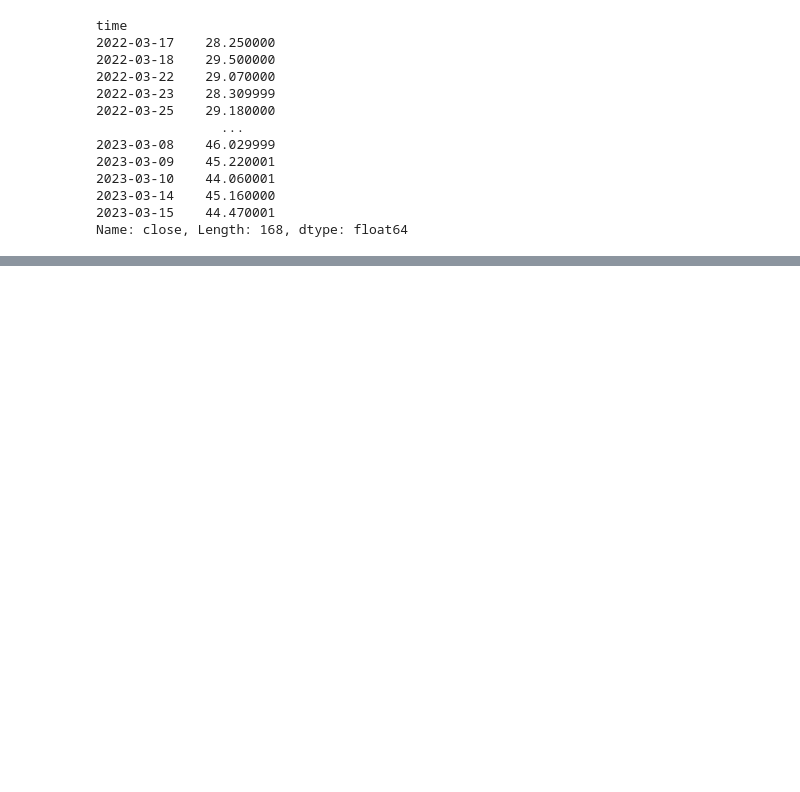
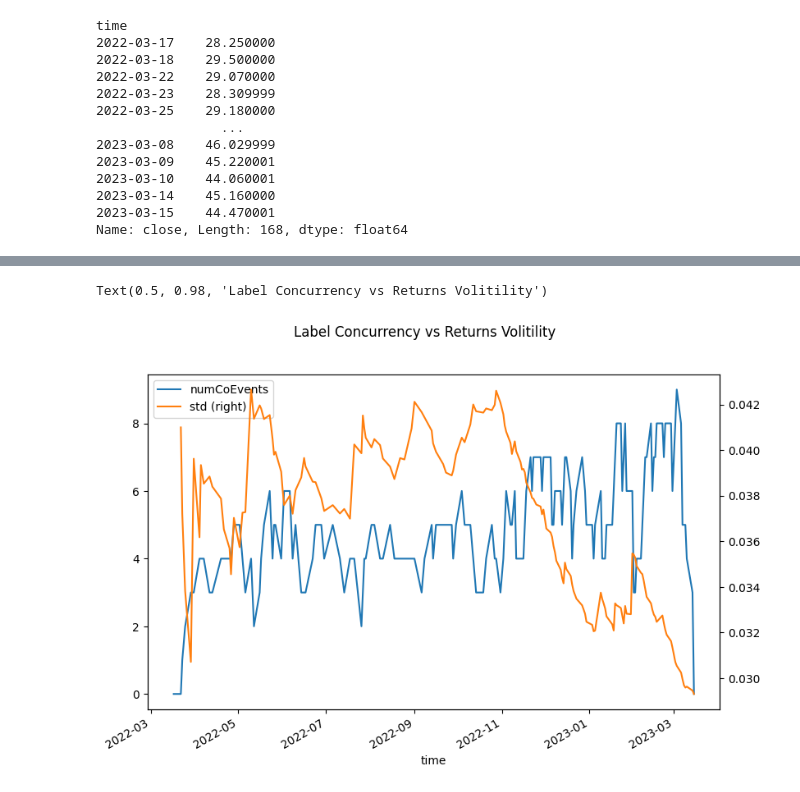
Before and after one commit to waikho/MADS_Capstone, a Jupyter notebook: Labeling.ipynb, the cells around one changed output, grey strips where cells are left out. Saved outputs shown, nothing was run; the diff lists cells and outputs as text; code cells hidden in the pictures; blank space fills up the shorter version.

Commit message:
checking concurrency

```diff
--- a/Labeling.ipynb
+++ b/Labeling.ipynb
@@ -279,0 +295,16 @@ out.reset_index(drop=True).plot(subplots=True, alpha=0.5, ax=ax);
+# %%
+coEvents_std = (
+    pd.DataFrame()
+    .assign(
+        numCoEvents = numCoEvents,
+        std = mkt.returns(close).ewm(50).std())
+)
+# %%
+fig, ax = plt.subplots(figsize=(9,6))
+
+coEvents_std.numCoEvents.plot(legend=True, ax=ax, x='index')
+coEvents_std['std'].plot(secondary_y=True, legend=True, ax=ax, x='index')
+fig.suptitle('Label Concurrency vs Returns Volitility')
+# %% [output]
+Text(0.5, 0.98, 'Label Concurrency vs Returns Volitility')
+[figure, added]
```
Also changed, not shown: parts of 11 cells of this notebook, 1 other file.
